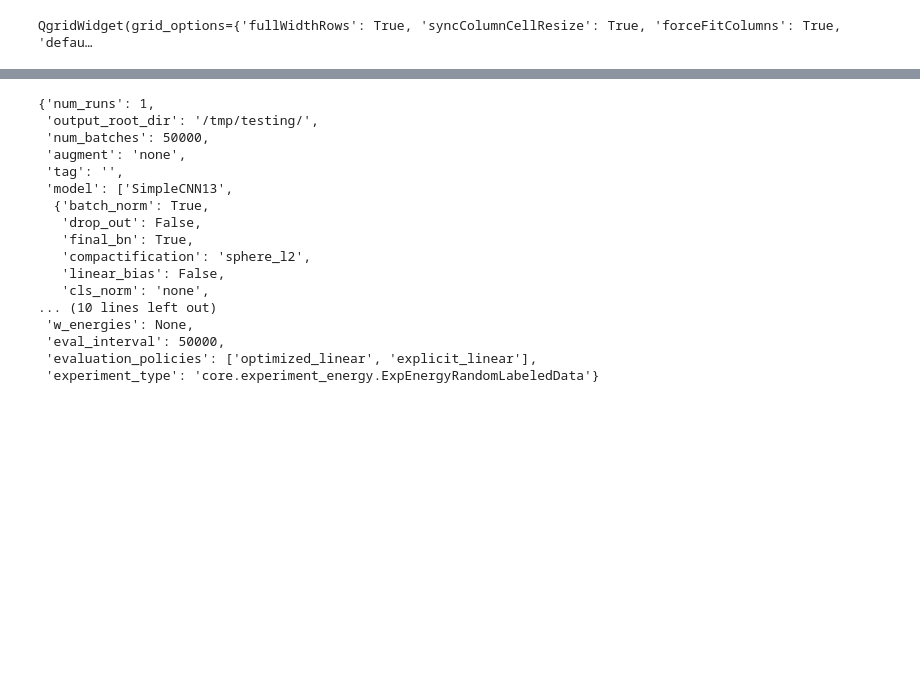
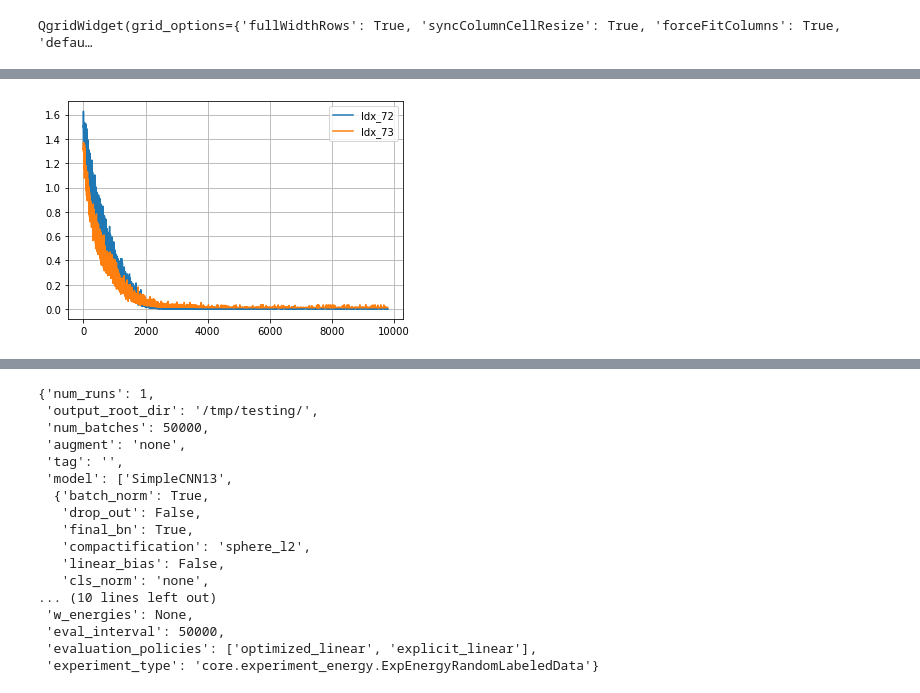
Before and after one commit to plus-rkwitt/py_supcon_vs_ce, a Jupyter notebook: explore_results.ipynb, the cells around one changed output, grey strips where cells are left out. Saved outputs shown, nothing was run; the diff lists cells and outputs as text; code cells hidden in the pictures; blank space fills up the shorter version.

```diff
--- a/explore_results.ipynb
+++ b/explore_results.ipynb
@@ -213,0 +208,4 @@ plt_losses(-3, from_batch_i=0)
+# %%
+plt_loss_from_multiple_exp([72, 73], 'batch_CrossEntropy', from_batch_i=200)
+# %% [output]
+[figure, added]
```
Also changed, not shown: parts of 21 cells of this notebook, 10 other files.
